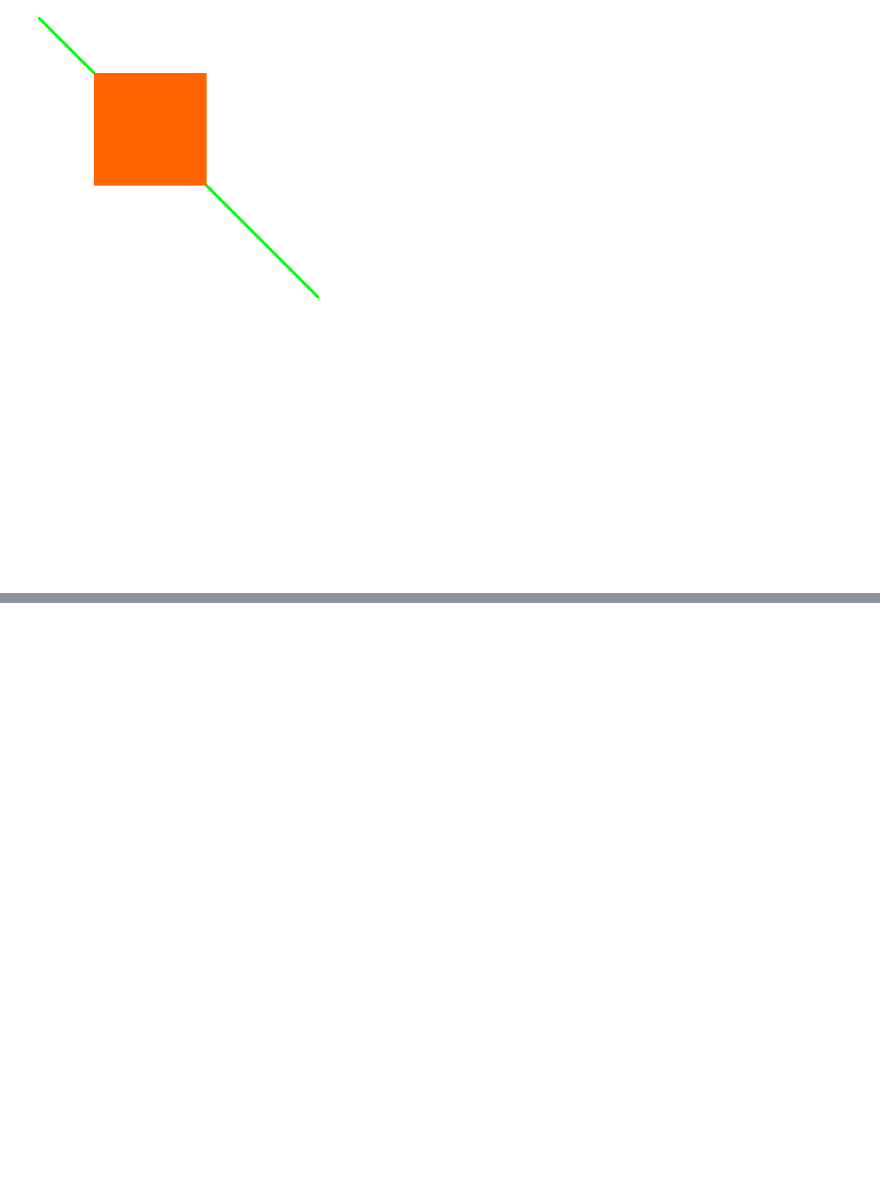
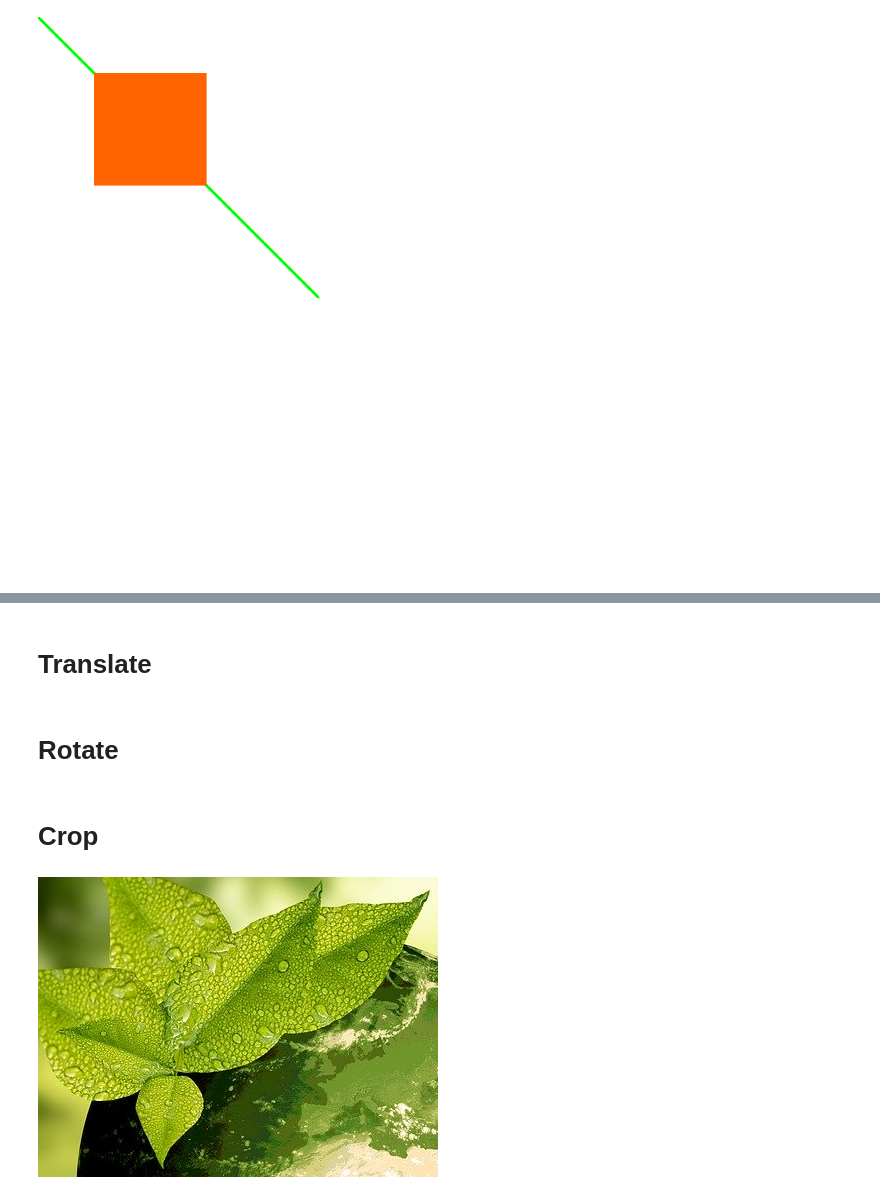
Before and after one commit to sowbarnikachennai/sowbarnikachennai, a Jupyter notebook: ImageProcessing.ipynb, the cells around one changed output, grey strips where cells are left out. Drawn from its saved outputs; the diff is of its cells as text; code cells hidden in the pictures; blank space fills up the shorter version.

```diff
--- a/ImageProcessing.ipynb
+++ b/ImageProcessing.ipynb
@@ -67,6 +62,7 @@ SystemError: ignored
 # %%
 #Translate
 
-image= cv2.imread("E:\Anusha\Reiki_to_Mother_Earth.jpg")
-shift=
-cv2.imshow("image",image)
+image= cv2.imread("Reiki_to_Mother_Earth.jpg")
+cv2_imshow(image)
+# %% [markdown]
+# **Translate**
@@ -72,0 +72,2 @@ cv2.imshow("image",image)
+# %% [markdown]
+# **Rotate**
@@ -72,0 +77,7 @@ cv2.imshow("image",image)
+# %% [markdown]
+# **Crop**
+# %%
+crop= image[100:400,400:800]
+cv2_imshow(crop)
+# %% [output]
+[figure, added]
```
Also changed, not shown: parts of 5 cells of this notebook.
